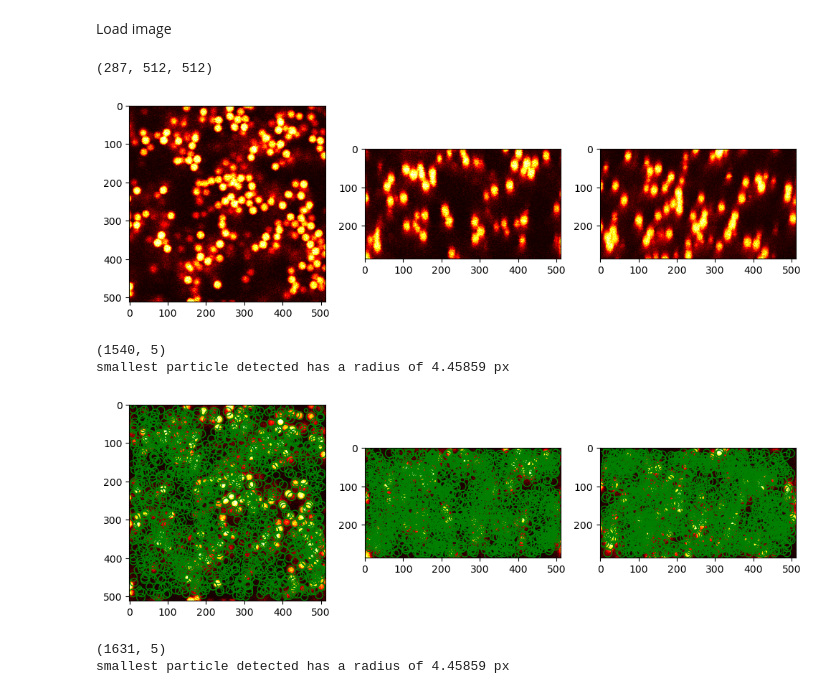
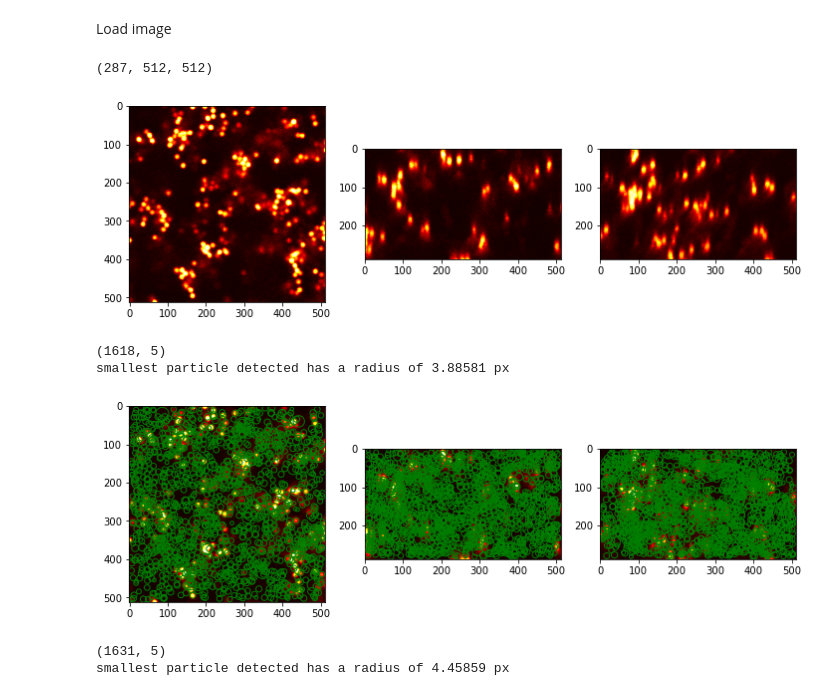
Before and after one commit to RonyWaheibi/pyrtrack, a Jupyter notebook: pyrtrack/notebooks/deconv_applied.ipynb, the cells around one changed output. Saved outputs shown, nothing was run; the diff lists cells and outputs as text; code cells hidden in the pictures.

```diff
--- a/pyrtrack/notebooks/deconv_applied.ipynb
+++ b/pyrtrack/notebooks/deconv_applied.ipynb
@@ -31,15 +32,16 @@ def display_cuts(imf, centers, X=30, Y=25, Z=30):
 Load image
 # %%
 #imf = np.fromfile(r"C:\Users\Rony\Downloads\230223_bidisperse_gel_c_2.25.lif - 60minz1 - C=0.tif", dtype=np.uint8).reshape((287,512,512))
-imf = io.imread(r"C:\Users\Rony\Downloads\230223_bidisperse_gel_c_2.25.lif - 60minz1 - C=0.tif")
+#imf = io.imread(r"C:\Users\Rony\Downloads\230223_bidisperse_gel_c_2.25.lif - 60minz1 - C=0.tif")
+imf = io.imread(r"C:\Users\rwahe\Downloads\230223_bidisperse_gel_c_2.25.lif - 60minz1 - C=1.tif")
 print(np.shape(imf))
 fig = plt.figure(figsize=(12,6))
 plt.subplot(1,3,1).imshow(imf[30], 'hot',vmin=0,vmax=255);
 plt.subplot(1,3,2).imshow(imf[:,25], 'hot',vmin=0,vmax=255);
 plt.subplot(1,3,3).imshow(imf[:,:,30], 'hot',vmin=0,vmax=255);
 # %% [output]
 (287, 512, 512)
-[figure, old version]
+[figure, new version]
 # %%
 finder = MultiscaleBlobFinder(imf.shape, Octave0=False, nbOctaves=4)
 # %%
@@ -49,9 +51,9 @@ print(f"smallest particle detected has a radius of {centers[:,-2].min():g} px")
 fig = plt.figure(figsize=(12,6))
 display_cuts(imf, centers)
 # %% [output]
-(1540, 5)
-smallest particle detected has a radius of 4.45859 px
+(1618, 5)
+smallest particle detected has a radius of 3.88581 px
-[figure, old version]
+[figure, new version]
 # %%
 centers = finder(imf, removeOverlap=False)
 print(centers.shape)
```
Also changed, not shown: parts of 8 cells of this notebook.
